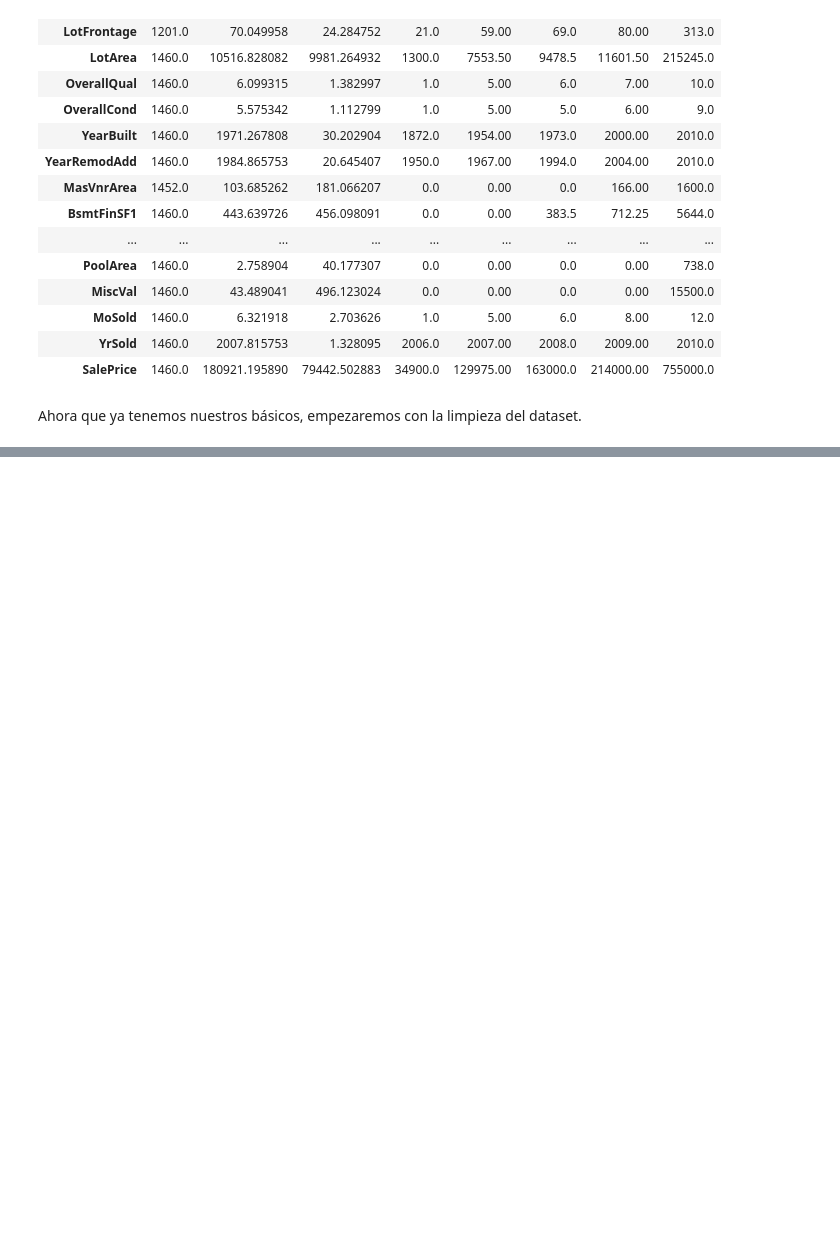
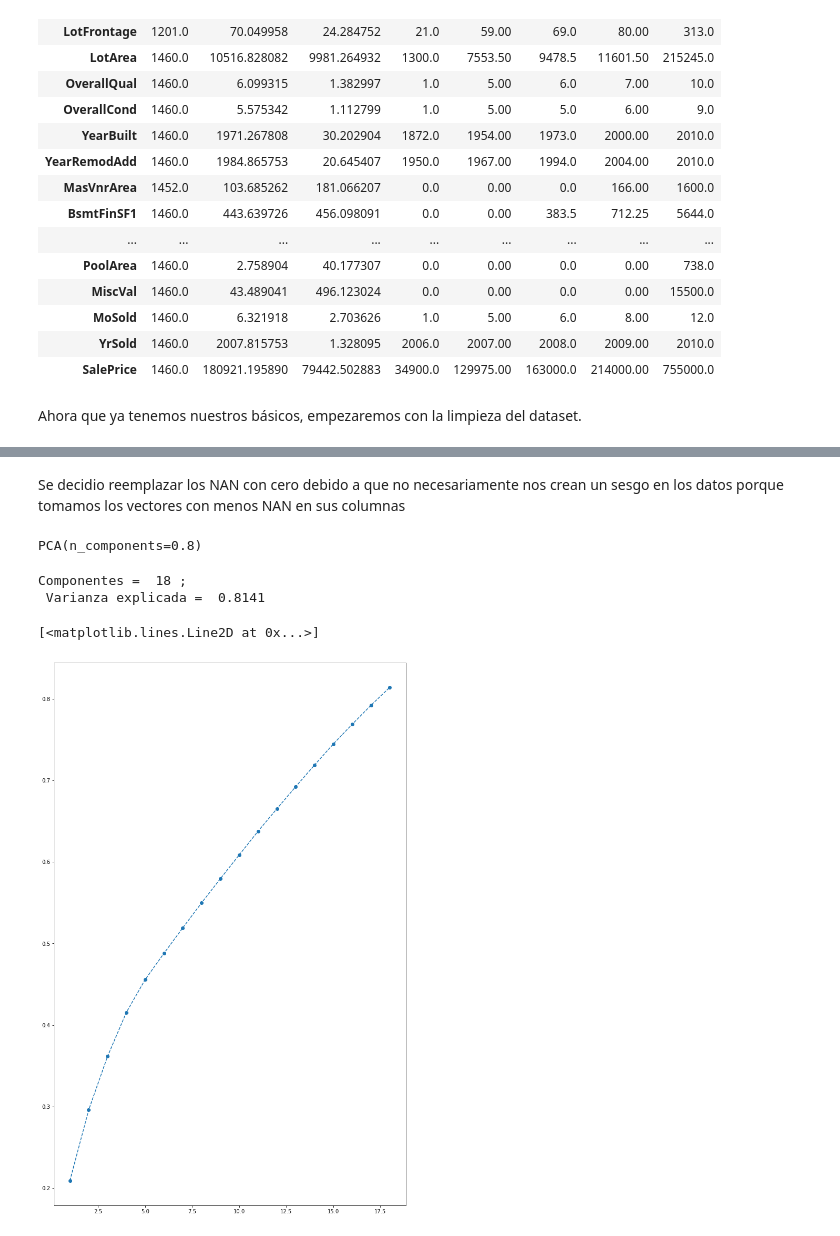
Before and after one commit to ta-data-mexpt/statistical-analysis-project, a Jupyter notebook: Proyecto.ipynb, the cells around one changed output, grey strips where cells are left out. Drawn from its saved outputs; the diff is of its cells as text; code cells hidden in the pictures; blank space fills up the shorter version.

```diff
--- a/Proyecto.ipynb
+++ b/Proyecto.ipynb
@@ -130,0 +299,6 @@ Ahora que ya tenemos nuestros básicos, empezaremos con la limpieza del dataset.
+# %%
+scaler = StandardScaler()
+data_4 = scaler.fit_transform(data_3)
+# %%
+df = pd.DataFrame(data_4, index=data_3.index, columns=data_3.columns)
+df.head()
@@ -130,0 +313,22 @@ Ahora que ya tenemos nuestros básicos, empezaremos con la limpieza del dataset.
+# %% [markdown]
+Se decidio reemplazar los NAN con cero debido a que no necesariamente nos crean un sesgo en los datos porque tomamos los vectores con menos NAN en sus columnas
+# %%
+
+df=df.replace(np.nan,0)
+# %%
+pca = PCA(0.8)
+pca.fit(df)
+# %% [output]
+PCA(n_components=0.8)
+# %%
+print("Componentes = ", pca.n_components_ , ";\n Varianza explicada = ", round(pca.explained_variance_ratio_.sum(),5))
+# %% [output]
+Componentes =  18 ;
+ Varianza explicada =  0.8141
+# %%
+plt.figure(figsize = (12,19))
+
+plt.plot(range(1,19), pca.explained_variance_ratio_.cumsum(), marker = 'o', linestyle = '--')
+# %% [output]
+[<matplotlib.lines.Line2D at 0x...>]
+[figure, added]
```
Also changed, not shown: parts of 39 cells of this notebook.
